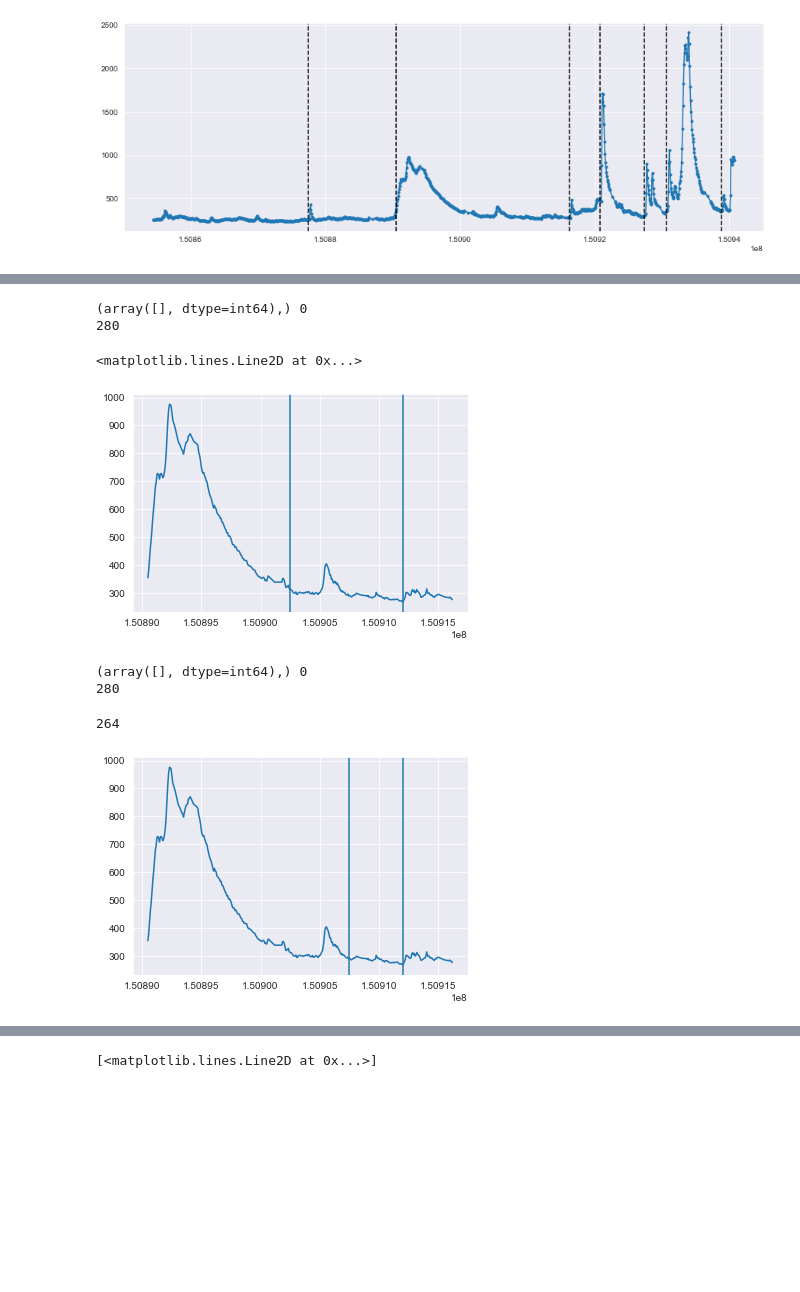
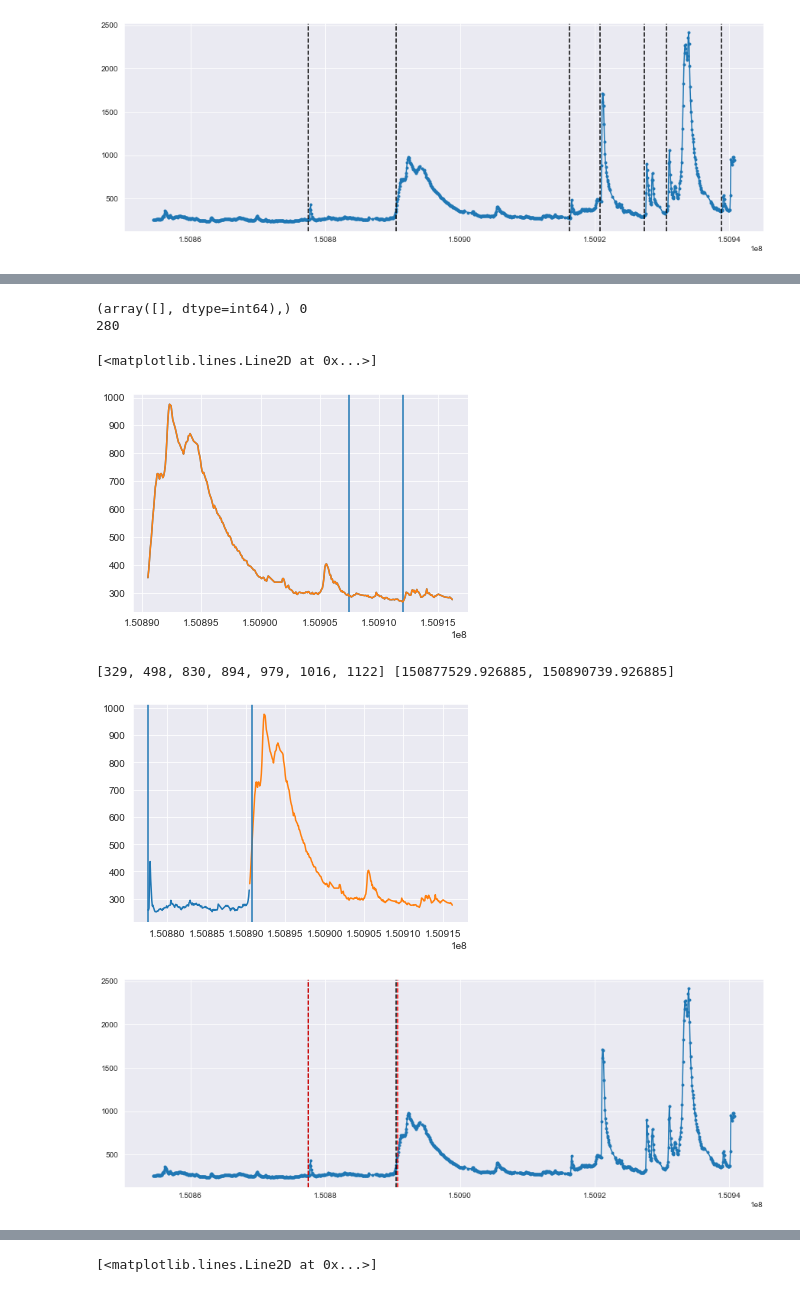
Before and after one commit to Tech-Meet-10-IITB-Solutions/SuryaDrishti, a Jupyter notebook: loc_max.ipynb, the cells around one changed output, grey strips where cells are left out. Cells and saved outputs as stored; diff of their text form; code cells hidden in the pictures; blank space fills up the shorter version.

```diff
--- a/loc_max.ipynb
+++ b/loc_max.ipynb
@@ -235 +288,4 @@ for i in range(len(new_st_flags)):#, len(peak_flags[0]))):
 [figure]
+# %%
+for i in range(10):
+    print(i)
@@ -265,7 +332,7 @@ def bk_avg():
     #plt.plot(binned_time, binned_count - test_counts)
     #print(np.where((binned_count - test_counts)>0))
     #print(mean)
-    return mean-0.5*sig
+    return mean+3*sig
 
 bk_avg()
 # %% [output]
@@ -272,0 +340,15 @@ bk_avg()
+# %%
+def find_end(time, counts, mean):
+    if len(np.where(counts<mean)[0]) != 0:
+        end_time = time[np.where(counts<mean)[0][0]]
+    else:
+        end_time = time[np.argmin(counts)]
+    return end_time
+
+fend_counts = binned_count[498:830]
+fend_time = binned_time[498:830]
+plt.plot(fend_time, fend_counts)
+end_time = find_end(fend_time, fend_counts, bk_avg())
+plt.axvline(end_time)
+#i = 1
+#find_end(binned_time[new_st_flags[i]:new_st_flags[i+1]], binned_count[new_st_flags[i]:new_st_flags[i+1]], bk_avg())
@@ -273,41 +371,51 @@ bk_avg()
 # %%
-fend_counts = binned_count[498:830]
-fend_time = binned_time[498:830]
+i = 1
+fend_counts = binned_count[new_st_flags[i]:new_st_flags[i+1]]
+fend_time = binned_time[new_st_flags[i]:new_st_flags[i+1]]
 plt.plot(fend_time, fend_counts)
 print(np.where(fend_counts<0), len(np.where(fend_counts<0)[0]))
 print(np.argmin(fend_counts))
 np.where(fend_counts<289)[0][0]
-plt.axvline(fend_time[np.where(fend_counts<314)[0][0]])
+plt.axvline(fend_time[np.where(fend_counts<290)[0][0]])
 plt.axvline(fend_time[np.argmin(fend_counts)])
-i = 1
-find_end(binned_time[new_st_flags[i]:new_st_flags[i+1]], binned_count[new_st_flags[i]:new_st_flags[i+1]], bk_avg())
+
+def find_end(time, counts, mean):
+    if len(np.where(counts<mean)[0]) != 0:
+        end_time = np.where(counts<mean)[0][0]
+    else:
+        end_time = time[np.argmin(counts)]
+    return end_time
+
+#end_times = find_end(binned_time[new_st_flags[i]:new_st_flags[i+1]], binned_count[new_st_flags[i]:new_st_flags[i+1]], bk_avg())
+#plt.plot(binned_time[new_st_flags[i]:new_st_flags[i+1]], binned_count[new_st_flags[i]:new_st_flags[i+1]])
 # %% [output]
 (array([], dtype=int64),) 0
 280
-<matplotlib.lines.Line2D at 0x...>
+[<matplotlib.lines.Line2D at 0x...>]
-[figure, old version]
+[figure, new version]
 # %%
-i = 1
-fend_counts = binned_count[new_st_flags[i]:new_st_flags[i+1]]
-fend_time = binned_time[new_st_flags[i]:new_st_flags[i+1]]
-plt.plot(fend_time, fend_counts)
-print(np.where(fend_counts<0), len(np.where(fend_counts<0)[0]))
-print(np.argmin(fend_counts))
-np.where(fend_counts<289)[0][0]
-plt.axvline(fend_time[np.where(fend_counts<290)[0][0]])
-plt.axvline(fend_time[np.argmin(fend_counts)])
-
 def find_end(time, counts, mean):
     if len(np.where(counts<mean)[0]) != 0:
         end_time = np.where(counts<mean)[0][0]
     else:
         end_time = time[np.argmin(counts)]
     return end_time
 
-end_times = find_end(binned_time[new_st_flags[i]:new_st_flags[i+1]], binned_count[new_st_flags[i]:new_st_flags[i+1]], bk_avg())
-plt.plot(binned_time[new_st_flags[i]:new_st_flags[i+1]], binned_count[new_st_flags[i]:new_st_flags[i+1]])
+end_time = []
+#for i in range(len(new_st_flags)-1):
+for i in range(3-1):
+    end_time.append(binned_time[new_st_flags[i]]+find_end(binned_time[new_st_flags[i]:new_st_flags[i+1]], binned_count[new_st_flags[i]:new_st_flags[i+1]], bk_avg()))
+    plt.plot(binned_time[new_st_flags[i]:new_st_flags[i+1]], binned_count[new_st_flags[i]:new_st_flags[i+1]])
+    plt.axvline(end_time[i])
+
+print(new_st_flags, end_time)
+plt.figure(figsize = (15,5))
+plt.plot(binned_time, binned_count,marker = '.')
+
+for i in range(2):
+    plt.axvline(binned_time[new_st_flags[i]], color = 'black', ls='--')
+    plt.axvline(end_time[i], color = 'red', ls = '--')
 # %% [output]
-(array([], dtype=int64),) 0
-280
+[329, 498, 830, 894, 979, 1016, 1122] [150877529.926885, 150890739.926885]
-264
-[figure, old version]
+[figure, new version]
+[figure, added]
```
Also changed, not shown: parts of 12 cells of this notebook.
